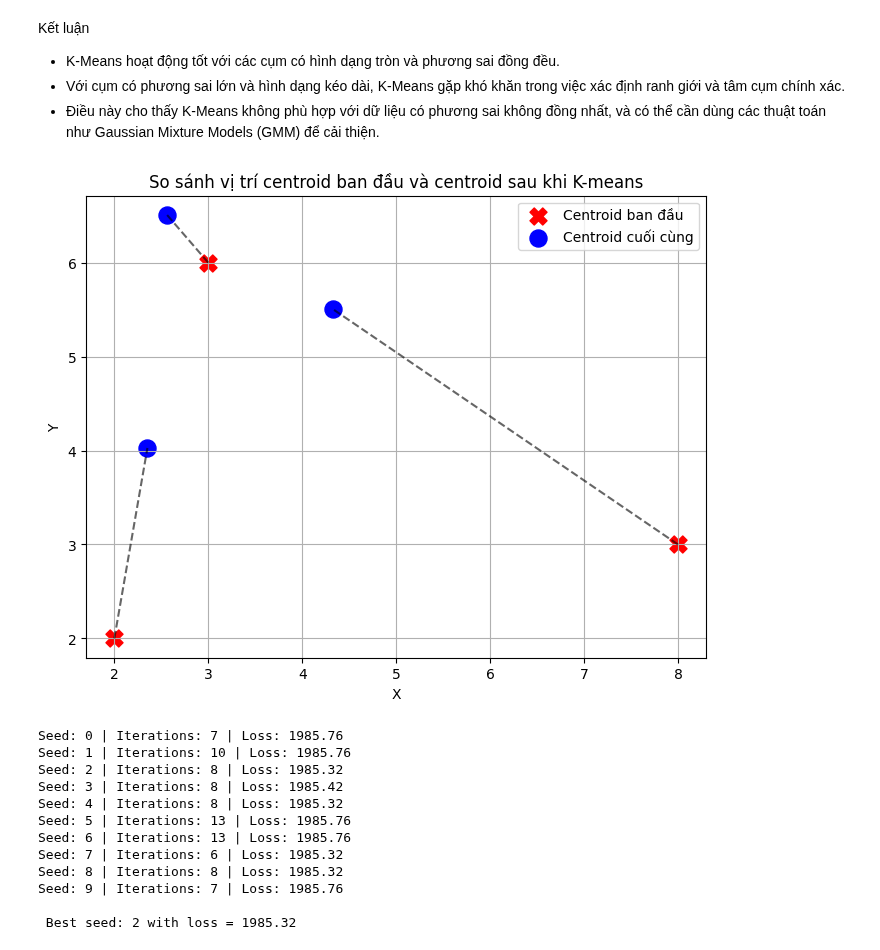
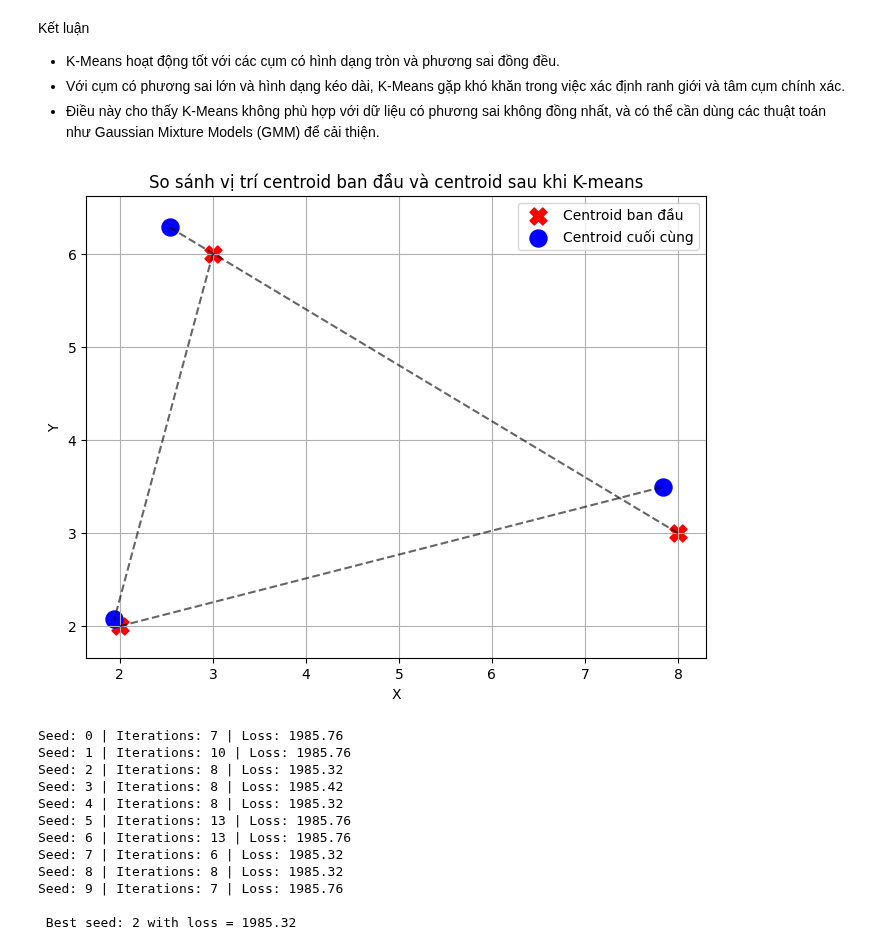
Before and after one commit to NgocHan1211/Lab-hoc-may-thong-ke, a Jupyter notebook: lab4/K-means.ipynb, the cells around one changed output. Saved outputs shown, nothing was run; the diff lists cells and outputs as text; code cells hidden in the pictures.

```diff
--- a/lab4/K-means.ipynb
+++ b/lab4/K-means.ipynb
@@ -629,37 +628,37 @@ import numpy as np
 import matplotlib.pyplot as plt
 
 # Tọa độ centroid ban đầu
 initial_centroids = np.array([
     [2, 2],
     [8, 3],
     [3, 6]
 ])
 
 centroids_final = np.array([
-    [2.35212925, 4.0274731],
-    [4.32835926, 5.50403592],
-    [2.56190952, 6.50725446]
+    [7.84137863, 3.49811562],
+    [2.53481065, 6.28740649],
+    [1.94139558, 2.07448304]
 ])
 
 plt.figure(figsize=(8,6))
 plt.scatter(initial_centroids[:, 0], initial_centroids[:, 1],
             c='red', marker='X', s=150, label='Centroid ban đầu')
 plt.scatter(centroids_final[:, 0], centroids_final[:, 1],
             c='blue', marker='o', s=150, label='Centroid cuối cùng')
 
 for i in range(len(initial_centroids)):
     plt.plot([initial_centroids[i, 0], centroids_final[i, 0]],
              [initial_centroids[i, 1], centroids_final[i, 1]], 'k--', alpha=0.6)
 
 plt.title('So sánh vị trí centroid ban đầu và centroid sau khi K-means')
 plt.xlabel('X')
 plt.ylabel('Y')
 plt.legend()
 plt.grid(True)
 plt.axis('equal')
 plt.show()
 # %% [output]
-[figure, old version]
+[figure, new version]
 # %%
 seeds = range(0, 10)
 best_centroids, best_labels, best_iter, best_seed = run_kmeans_multiple_seeds(clusters, k=3, seeds=seeds)
```
Also changed, not shown: parts of 1 cell of this notebook.
